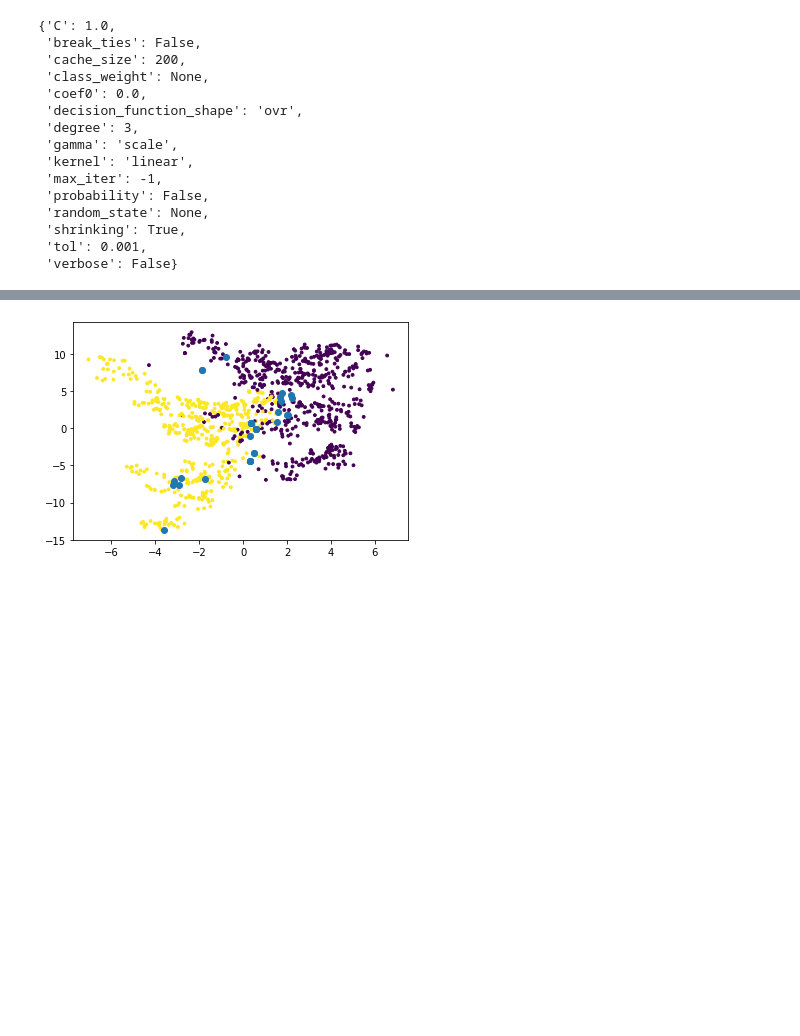
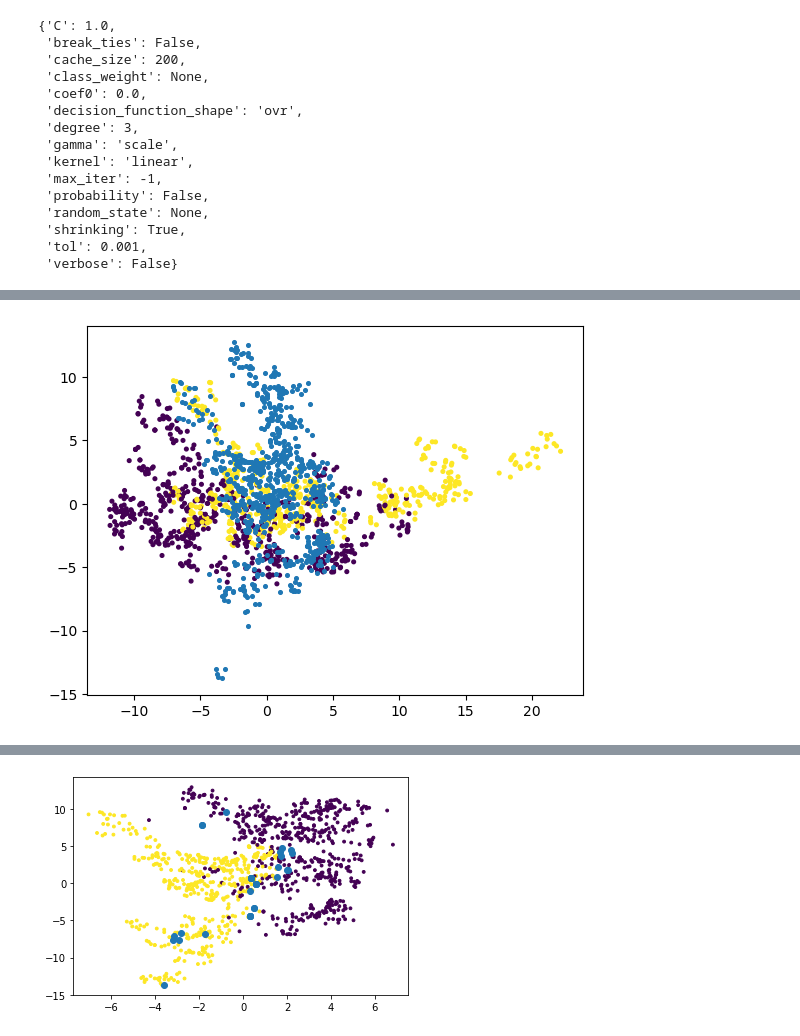
Before and after one commit to cassiasamp/logreg, a Jupyter notebook: notebooks/svm/svm-guide.ipynb, the cells around one changed output, grey strips where cells are left out. Drawn from its saved outputs; the diff is of its cells as text; code cells hidden in the pictures; blank space fills up the shorter version.

```diff
--- a/notebooks/svm/svm-guide.ipynb
+++ b/notebooks/svm/svm-guide.ipynb
@@ -199,0 +230,5 @@ svc.get_params()
+# %%
+plt.scatter(xx, yy, c=y_train, s=7)#, cmap='autumn')
+plt.scatter(svc5.support_vectors_[:,0],svc5.support_vectors_[:,1], s=7);
+# %% [output]
+[figure, added]
```
Also changed, not shown: parts of 22 cells of this notebook.
